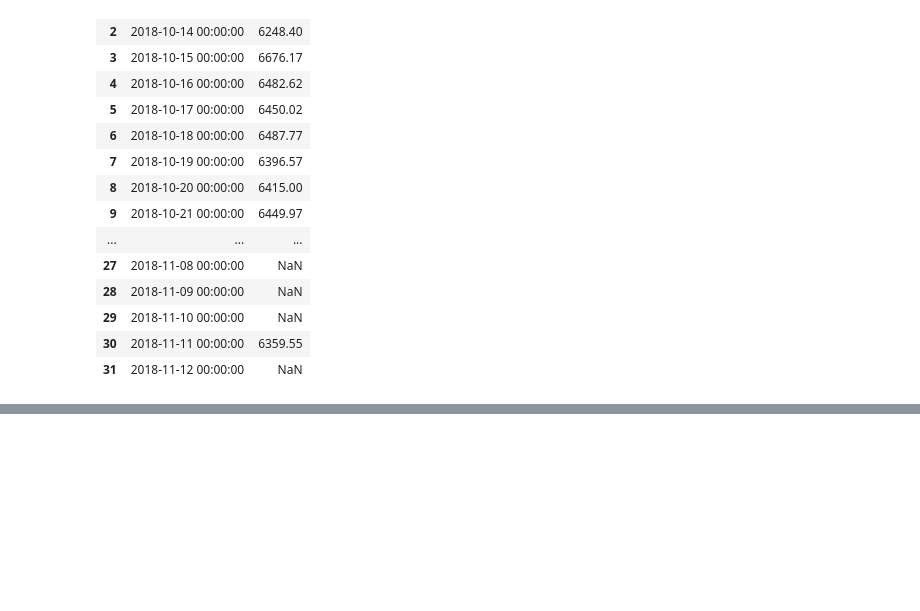
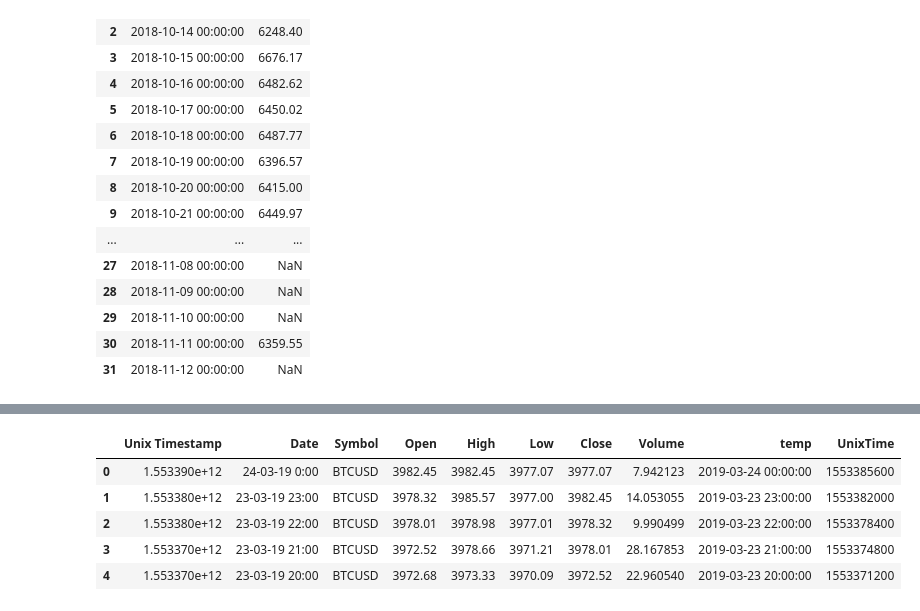
Before and after one commit to InamdarAbid/PredictCrypto, a Jupyter notebook: RandomForest/Final_demo/Work2.ipynb, the cells around one changed output, grey strips where cells are left out. Saved outputs shown, nothing was run; the diff lists cells and outputs as text; code cells hidden in the pictures; blank space fills up the shorter version.

```diff
--- a/RandomForest/Final_demo/Work2.ipynb
+++ b/RandomForest/Final_demo/Work2.ipynb
@@ -236,0 +260,4 @@ day_wise
+# %%
+per_hr = pd.read_csv('BTCUSD_2018_1hr.csv',index_col=False)
+print(per_hr.dtypes)
+per_hr.head()
@@ -236,0 +280,3 @@ day_wise
+# %%
+per_hr['temp'] = pd.to_datetime(per_hr.Date,errors='raise')
+per_hr.dtypes
@@ -236,0 +303,11 @@ day_wise
+# %%
+per_hr.drop(columns=['temp'])
+per_hr['UnixTime'] = per_hr.Date.apply(lambda x: int(calendar.timegm(datetime.datetime.strptime(x,'%d-%m-%y %H:%M').timetuple())))
+per_hr.head()
+# %% [output]
+|  | Unix Timestamp | Date | Symbol | Open | High | Low | Close | Volume | temp | UnixTime |
+| 0 | 1.553390e+12 | 24-03-19 0:00 | BTCUSD | 3982.45 | 3982.45 | 3977.07 | 3977.07 | 7.942123 | 2019-03-24 00:00:00 | 1553385600 |
+| 1 | 1.553380e+12 | 23-03-19 23:00 | BTCUSD | 3978.32 | 3985.57 | 3977.00 | 3982.45 | 14.053055 | 2019-03-23 23:00:00 | 1553382000 |
+| 2 | 1.553380e+12 | 23-03-19 22:00 | BTCUSD | 3978.01 | 3978.98 | 3977.01 | 3978.32 | 9.990499 | 2019-03-23 22:00:00 | 1553378400 |
+| 3 | 1.553370e+12 | 23-03-19 21:00 | BTCUSD | 3972.52 | 3978.66 | 3971.21 | 3978.01 | 28.167853 | 2019-03-23 21:00:00 | 1553374800 |
+| 4 | 1.553370e+12 | 23-03-19 20:00 | BTCUSD | 3972.68 | 3973.33 | 3970.09 | 3972.52 | 22.960540 | 2019-03-23 20:00:00 | 1553371200 |
```
Also changed, not shown: parts of 10 cells of this notebook, 1 other file.
